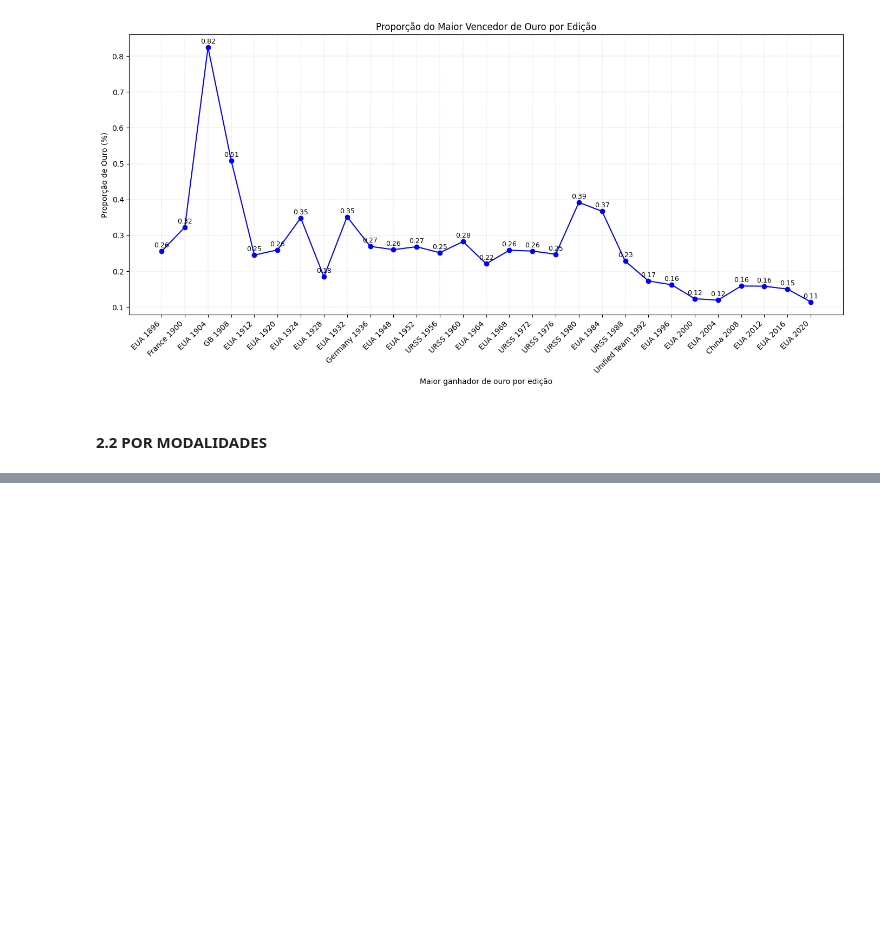
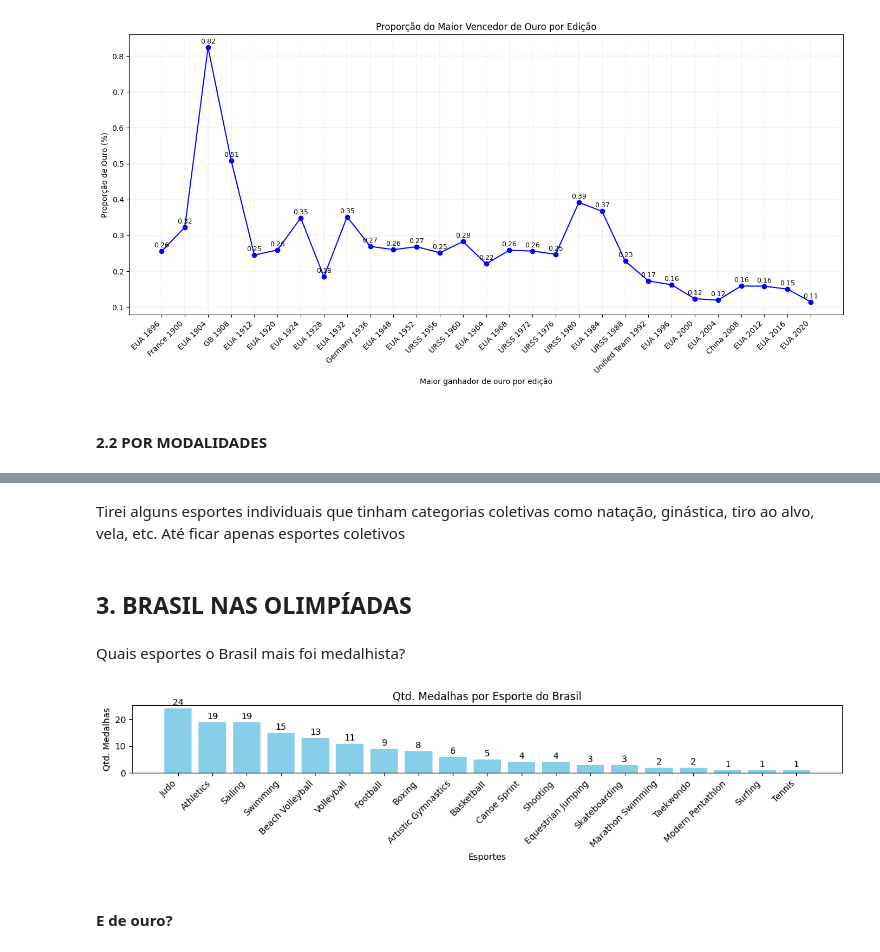
Before and after one commit to brunoserp/Data-analysis, a Jupyter notebook: SQL/PT/Atletas Olimpícos (1896 - 2016)/OlympicGames.ipynb, the cells around one changed output, grey strips where cells are left out. Cells and saved outputs as stored; diff of their text form; code cells hidden in the pictures; blank space fills up the shorter version.

```diff
--- a/SQL/PT/Atletas Olimpícos (1896 - 2016)/OlympicGames.ipynb
+++ b/SQL/PT/Atletas Olimpícos (1896 - 2016)/OlympicGames.ipynb
@@ -740,0 +1297,58 @@ df_query
+# %% [markdown]
+Tirei alguns esportes individuais que tinham categorias coletivas como natação, ginástica, tiro ao alvo, vela, etc. Até ficar apenas esportes coletivos
+# %% [markdown]
+## 3. BRASIL NAS OLIMPÍADAS
+# %% [markdown]
+Quais esportes o Brasil mais foi medalhista?
+# %%
+query = """
+WITH MedalCounts AS (
+    SELECT
+        R.sport,
+        R.event,
+        CAST(SUBSTRING(R.edition, 1, 4) AS INTEGER) AS year,
+        COUNT(DISTINCT R.medal) AS medal_count
+    FROM athletes_results R
+    WHERE R.medal != 'None'
+          AND R.country_noc = 'BRA'
+          AND R.edition LIKE '%Summer%'
+    GROUP BY R.sport, R.event, CAST(SUBSTRING(R.edition, 1, 4) AS INTEGER)
+),
+DistinctSportMedals AS (
+    SELECT
+        sport,
+        SUM(medal_count) AS total_medals
+    FROM MedalCounts
+    GROUP BY sport
+)
+SELECT
+    sport,
+    total_medals
+FROM DistinctSportMedals
+ORDER BY total_medals DESC;
+"""
+df_query = pd.read_sql(query, con=engine)
+
+plt.figure(figsize=(12, 3))
+bars=plt.bar(df_query['sport'], df_query['total_medals'], color='skyblue')
+for bar in bars:
+    yval = bar.get_height()
+    plt.text(
+        bar.get_x() + bar.get_width()/2,
+        yval + 0.5,
+        int(yval),
+        ha='center',
+        va='bottom'
+    )
+plt.xlabel('Esportes')
+plt.ylabel('Qtd. Medalhas')
+plt.title('Qtd. Medalhas por Esporte do Brasil')
+plt.xticks(rotation=45, ha='right')
+plt.tight_layout()
+
+# Exibir o gráfico
+plt.show()
+# %% [output]
+[figure, added]
+# %% [markdown]
+#### E de ouro?
```
Also changed, not shown: parts of 62 cells of this notebook.
